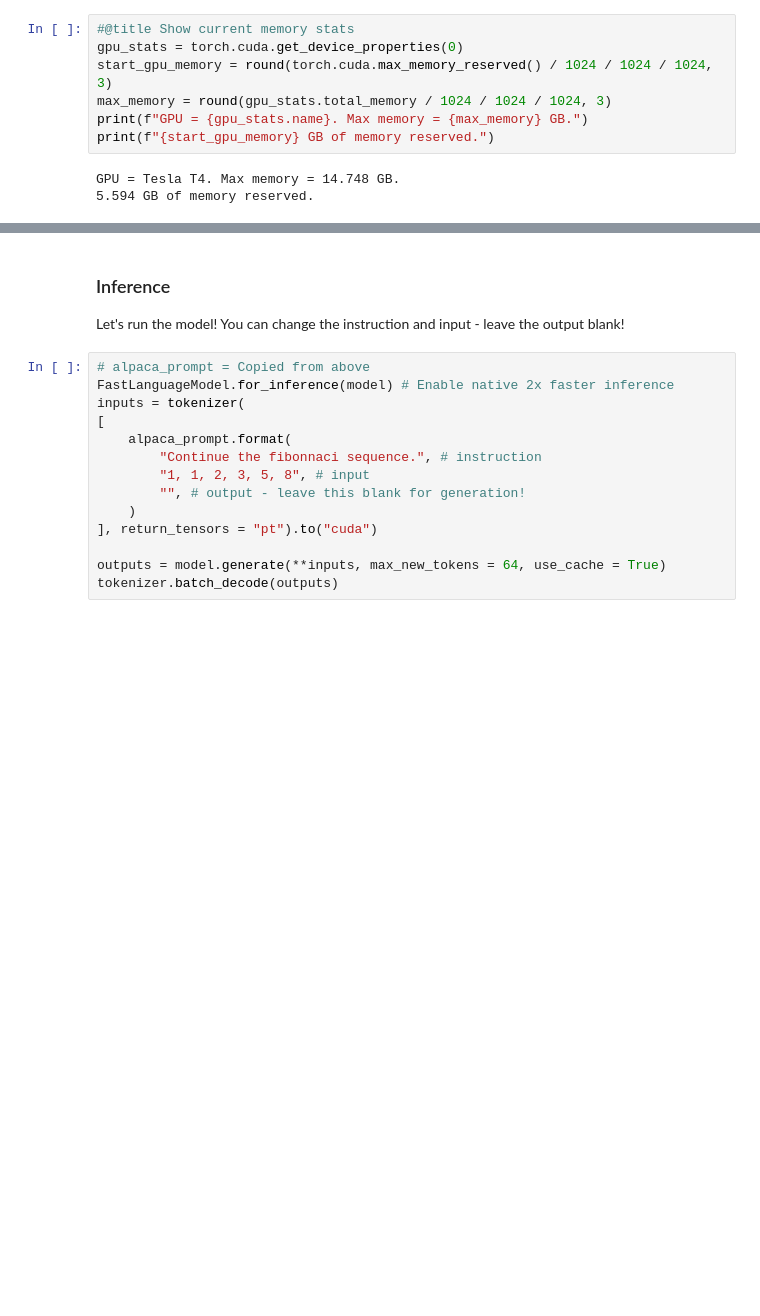
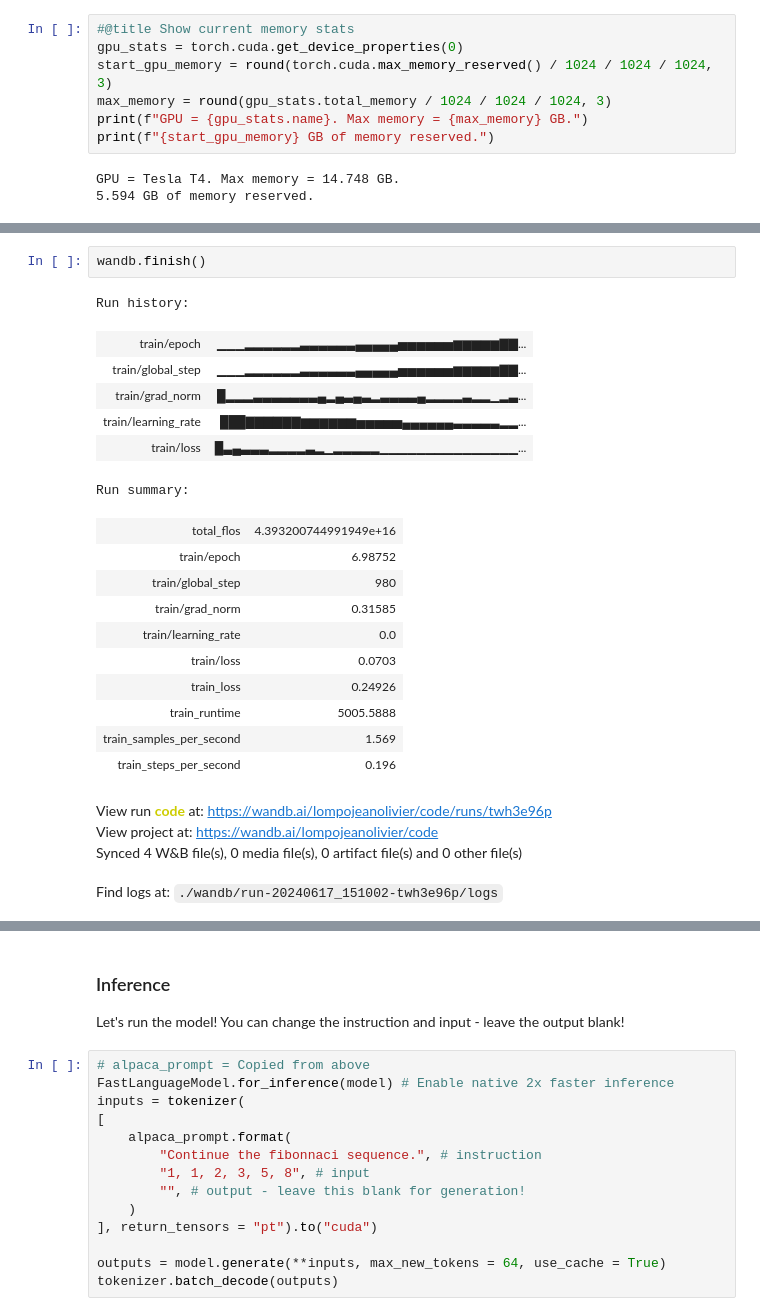
Before and after one commit to jeaneigsi/Humain-, a Jupyter notebook: Alpaca_+_Llama_3_8b_Unsloth_2x_faster_finetuning.ipynb, the cells around one changed output, grey strips where cells are left out. Drawn from its saved outputs; the diff is of its cells as text; blank space fills up the shorter version.

```diff
--- a/Alpaca_+_Llama_3_8b_Unsloth_2x_faster_finetuning.ipynb
+++ b/Alpaca_+_Llama_3_8b_Unsloth_2x_faster_finetuning.ipynb
@@ -214,3 +279,27 @@ trainer_stats = trainer.train()
+# %%
+wandb.finish()
+# %% [output]
+Run history:
+| train/epoch | ▁▁▁▂▂▂▂▂▂▃▃▃▃▃▃▄▄▄▄▄▅▅▅▅▅▅▆▆▆▆▆▇▇... |
+| train/global_step | ▁▁▁▂▂▂▂▂▂▃▃▃▃▃▃▄▄▄▄▄▅▅▅▅▅▅▆▆▆▆▆▇▇... |
+| train/grad_norm | █▂▂▂▃▃▃▃▃▃▃▄▂▄▃▄▃▂▃▃▃▃▄▂▂▂▂▃▂▂▁▂▃... |
+| train/learning_rate | ███▇▇▇▇▇▇▆▆▆▆▆▆▅▅▅▅▅▄▄▄▄▄▄▃▃▃▃▃▂▂... |
+| train/loss | █▃▄▃▃▃▂▂▂▂▃▂▁▂▂▂▂▂▁▁▁▁▁▁▁▁▁▁▁▁▁▁▁... |
+Run summary:
+| total_flos | 4.393200744991949e+16 |
+| train/epoch | 6.98752 |
+| train/global_step | 980 |
+| train/grad_norm | 0.31585 |
+| train/learning_rate | 0.0 |
+| train/loss | 0.0703 |
+| train_loss | 0.24926 |
+| train_runtime | 5005.5888 |
+| train_samples_per_second | 1.569 |
+| train_steps_per_second | 0.196 |
+View run code at: https://wandb.ai/lompojeanolivier/code/runs/twh3e96p
+View project at: https://wandb.ai/lompojeanolivier/code
+Synced 4 W&B file(s), 0 media file(s), 0 artifact file(s) and 0 other file(s)
+Find logs at: ./wandb/run-20240617_151002-twh3e96p/logs
 # %%
 #@title Show final memory and time stats
 used_memory = round(torch.cuda.max_memory_reserved() / 1024 / 1024 / 1024, 3)
```
Also changed, not shown: parts of 14 cells of this notebook.
